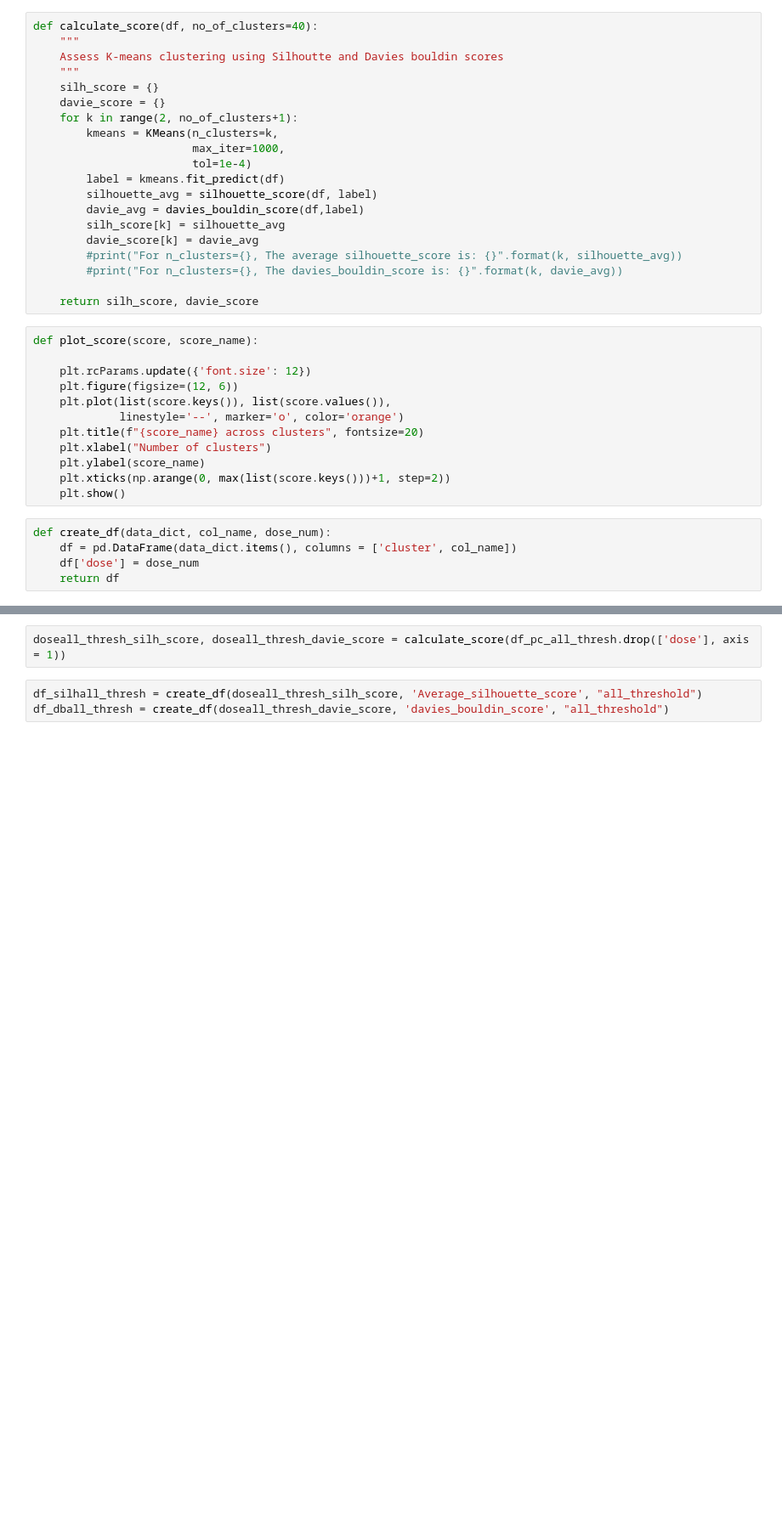
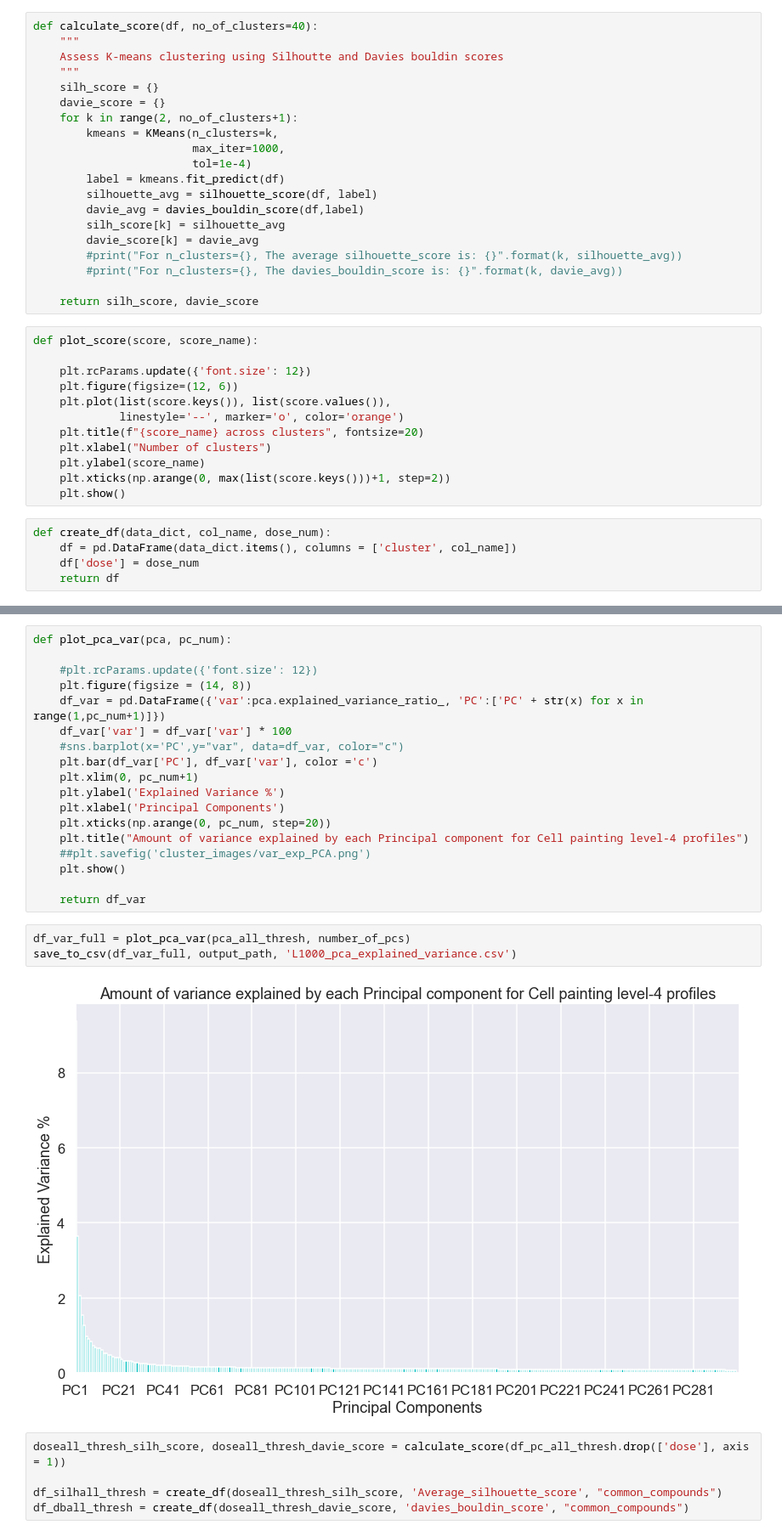
Before and after one commit to broadinstitute/lincs-profiling-complementarity, a Jupyter notebook: 3.clustering-pca/1.L1000_pca_clustering_analysis.ipynb, the cells around one changed output, grey strips where cells are left out. Shown at 85% size. Saved outputs shown, nothing was run; the diff lists cells and outputs as text; blank space fills up the shorter version.

```diff
--- a/3.clustering-pca/1.L1000_pca_clustering_analysis.ipynb
+++ b/3.clustering-pca/1.L1000_pca_clustering_analysis.ipynb
@@ -195,8 +218,31 @@ np.sum(pca_all_thresh.explained_variance_ratio_)
+# %%
+def plot_pca_var(pca, pc_num):
+
+    #plt.rcParams.update({'font.size': 12})
+    plt.figure(figsize = (14, 8))
+    df_var = pd.DataFrame({'var':pca.explained_variance_ratio_, 'PC':['PC' + str(x) for x in range(1,pc_num+1)]})
+    df_var['var'] = df_var['var'] * 100
+    #sns.barplot(x='PC',y="var", data=df_var, color="c")
+    plt.bar(df_var['PC'], df_var['var'], color ='c')
+    plt.xlim(0, pc_num+1)
+    plt.ylabel('Explained Variance %')
+    plt.xlabel('Principal Components')
+    plt.xticks(np.arange(0, pc_num, step=20))
+    plt.title("Amount of variance explained by each Principal component for Cell painting level-4 profiles")
+    ##plt.savefig('cluster_images/var_exp_PCA.png')
+    plt.show()
+
+    return df_var
+# %%
+df_var_full = plot_pca_var(pca_all_thresh, number_of_pcs)
+save_to_csv(df_var_full, output_path, 'L1000_pca_explained_variance.csv')
+# %% [output]
+[figure, added]
 # %%
 doseall_thresh_silh_score, doseall_thresh_davie_score = calculate_score(df_pc_all_thresh.drop(['dose'], axis = 1))
+
+df_silhall_thresh = create_df(doseall_thresh_silh_score, 'Average_silhouette_score', "common_compounds")
+df_dball_thresh = create_df(doseall_thresh_davie_score, 'davies_bouldin_score', "common_compounds")
-# %%
-df_silhall_thresh = create_df(doseall_thresh_silh_score, 'Average_silhouette_score', "all_threshold")
-df_dball_thresh = create_df(doseall_thresh_davie_score, 'davies_bouldin_score', "all_threshold")
 # %%
 plot_score(doseall_thresh_silh_score, 'Average Silhouette')
 # %% [output]
```
Also changed, not shown: parts of 98 cells of this notebook, 5 other files.
